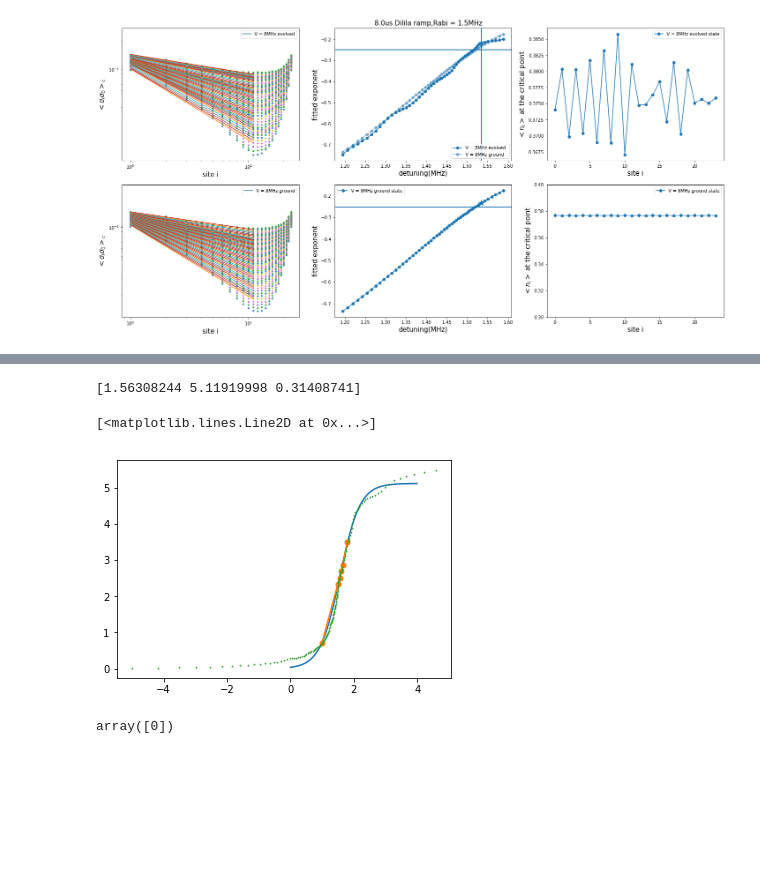
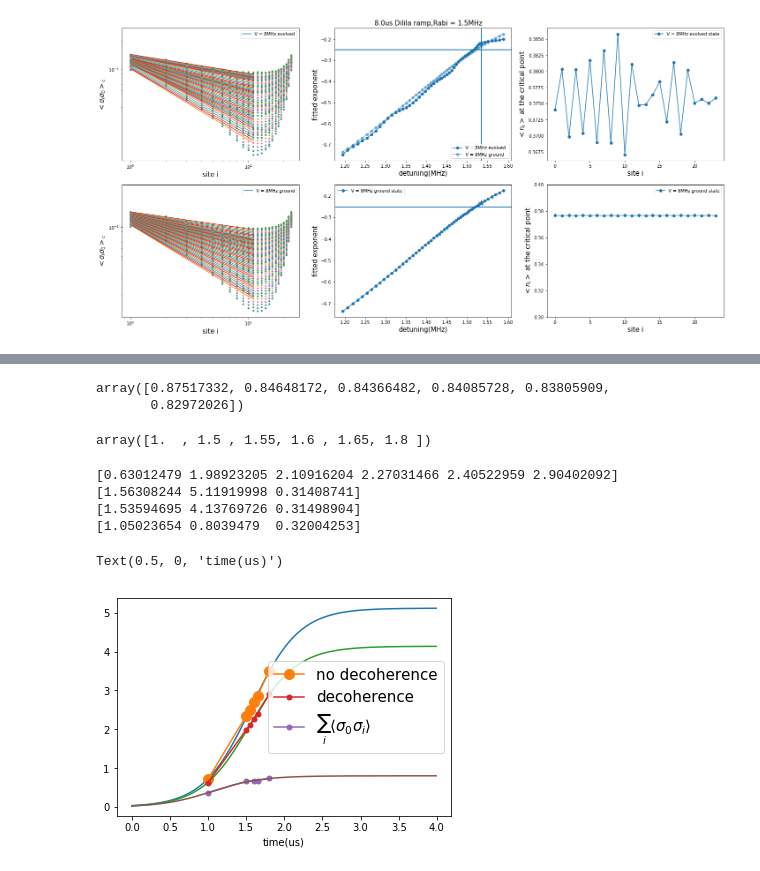
Before and after one commit to nacs-lab/yw-data, a Jupyter notebook: tenpy_results/interaction_effect_24sites.ipynb, the cells around one changed output, grey strips where cells are left out. Drawn from its saved outputs; the diff is of its cells as text; code cells hidden in the pictures; blank space fills up the shorter version.

```diff
--- a/tenpy_results/interaction_effect_24sites.ipynb
+++ b/tenpy_results/interaction_effect_24sites.ipynb
@@ -401,7 +417,7 @@ sampled_y = np.array([0.72,2.35,2.5,2.7,2.87,3.5])
 for i_n,i in enumerate(range(len(N))):
 #for i_n,i in enumerate([0,1,3]):
     print(len(x_list[i]))
-    temp = sigma_2_list[i]
+    temp = sigma_2_list[i][:]
     x = detuning[i][20:]
     y = np.sum(temp,axis=1)[20:]
     interp_func = interp1d(x, y)
@@ -417,7 +433,6 @@ plt.legend()
 sampled_y = np.array(sampled_y)
 plt.ylabel('AFM order parameter')
 plt.xlabel('Detuning(MHz)')
-print(np.array([x,y]).T)
 #plt.ylim([0.1,0.8])
 # %% [output]
 24
@@ -482,18 +464,47 @@ plt.show()
 # %%
 def func_logistic(x,x0,A,B):
     return A/(1+np.exp(-(x-x0)/B))
-# %%
-p,perr = curve_fit(func_logistic,sampled_x,sampled_y,p0=[1.45,13,0.3])
-print(p)
-plot_x = np.arange(0,4,0.01)
-plt.plot(plot_x,func_logistic(plot_x,*p))
-plt.plot(sampled_x,sampled_y,marker = 'o',markersize =5)
-plt.plot(x,y,marker = '^',markersize = 1, ls ='')
-# %% [output]
-[1.56308244 5.11919998 0.31408741]
-[<matplotlib.lines.Line2D at 0x...>]
-[figure, removed]
-# %%
-plot_x
-# %% [output]
-array([0])
+# %%
+np.exp(-(sampled_x+1)/15)
+# %% [output]
+array([0.87517332, 0.84648172, 0.84366482, 0.84085728, 0.83805909,
+       0.82972026])
+# %%
+sampled_x1 = np.array([1.  , 1.5 , 1.6 , 1.65, 1.8 ])
+exp_data = np.array([0.3693,0.6614,0.6307,0.6745,0.6779,0.7449])
+exp_data1 = np.array([0.3693,0.6614,0.6745,0.6779,0.7449])
+# %%
+sampled_x
+# %% [output]
+array([1.  , 1.5 , 1.55, 1.6 , 1.65, 1.8 ])
+# %%
+# print(sampled_y)
+dec_sampled_y = np.exp(-(sampled_x+1)/15)*sampled_y
+print(dec_sampled_y)
+p,perr = curve_fit(func_logistic,sampled_x,sampled_y,p0=[1.45,13,0.3])
+print(p)
+plot_x = np.arange(0,4,0.01)
+plt.plot(plot_x,func_logistic(plot_x,*p))
+plt.plot(sampled_x,sampled_y,marker = 'o',markersize =10,label = 'no decoherence')
+p,perr = curve_fit(func_logistic,sampled_x,dec_sampled_y,p0=[1.45,13,0.3])
+print(p)
+plot_x = np.arange(0,4,0.01)
+plt.plot(plot_x,func_logistic(plot_x,*p))
+plt.plot(sampled_x,dec_sampled_y,marker = 'o',markersize =5,label = 'decoherence')
+plt.plot(sampled_x1,exp_data1,marker = 'o',markersize =5,label = '$\sum_i \langle \sigma_0 \sigma_i\\rangle$')
+p,perr = curve_fit(func_logistic,sampled_x1,exp_data1,p0=[1.45,13,0.3])
+print(p)
+plot_x = np.arange(0,4,0.01)
+plt.plot(plot_x,func_logistic(plot_x,*p))
+
+plt.plot()
+#plt.plot(x,y,marker = '^',markersize = 1, ls ='')
+plt.legend(fontsize = 15)
+plt.xlabel('time(us)')
+# %% [output]
+[0.63012479 1.98923205 2.10916204 2.27031466 2.40522959 2.90402092]
+[1.56308244 5.11919998 0.31408741]
+[1.53594695 4.13769726 0.31498904]
+[1.05023654 0.8039479  0.32004253]
+Text(0.5, 0, 'time(us)')
+[figure, added]
```
Also changed, not shown: parts of 8 cells of this notebook, 2 other files.
